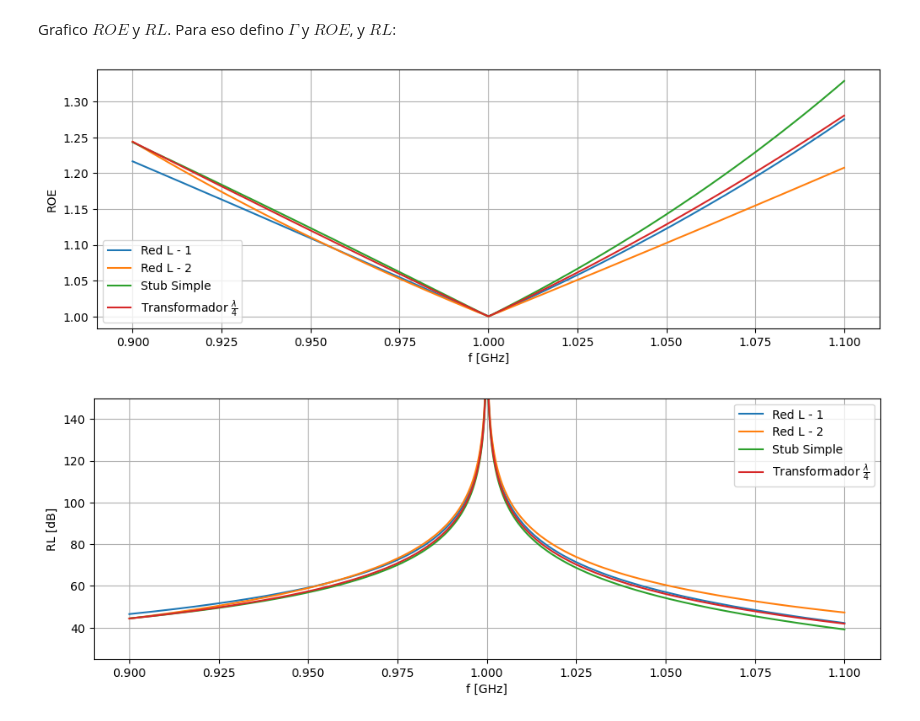
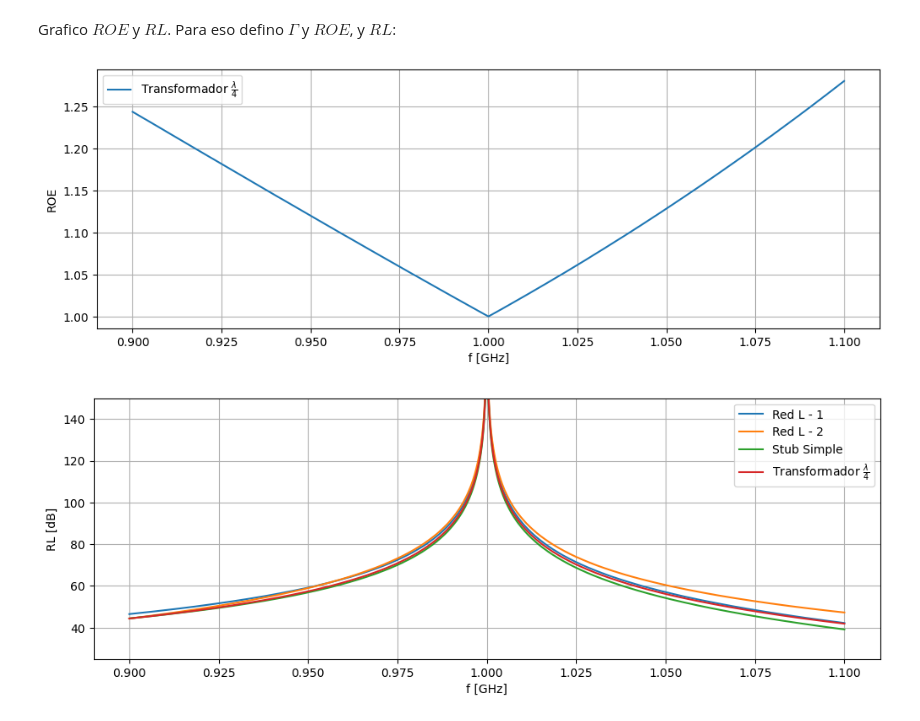
Before and after one commit to MilagrosMoutin/Microondas-TP2, a Jupyter notebook: Ejercicio2.ipynb, the cells around one changed output. Cells and saved outputs as stored; diff of their text form; code cells hidden in the pictures.

```diff
--- a/Ejercicio2.ipynb
+++ b/Ejercicio2.ipynb
@@ -296,17 +320,17 @@ ROE = lambda r: (1+abs(r)) / (1-abs(r))
 RL = lambda r: -20*np.log(abs(r))
 # %%
 fig = plt.figure(figsize=(12,4))
-x = np.linspace(900*1e6, 1.1*1e9, 1000000)
+x = np.linspace(900, 1100, 10000) * sc.mega
 plt.grid()
-plt.plot(x*1e-9, ROE(Gamma(ZL_RedL_1(x))), label="Red L - 1")
-plt.plot(x*1e-9, ROE(Gamma(ZL_RedL_2(x))), label="Red L - 2")
-plt.plot(x*1e-9, ROE(Gamma(ZL_stub_simple(x))), label="Stub Simple")
+#plt.plot(x*1e-9, ROE(Gamma(ZL_RedL_1(x))), label="Red L - 1")
+#plt.plot(x*1e-9, ROE(Gamma(ZL_RedL_2(x))), label="Red L - 2")
+#plt.plot(x*1e-9, ROE(Gamma(ZL_stub_simple(x))), label="Stub Simple")
 plt.plot(x*1e-9, ROE(Gamma(ZL_trans(x))), label=r"Transformador $\frac{\lambda}{4}$")
 plt.xlabel("f [GHz]")
 plt.ylabel("ROE")
 plt.legend()
 plt.show()
 # %% [output]
-[figure, old version]
+[figure, new version]
 # %%
 fig = plt.figure(figsize=(12,4))
```
Also changed, not shown: parts of 7 cells of this notebook, 1 other file.
